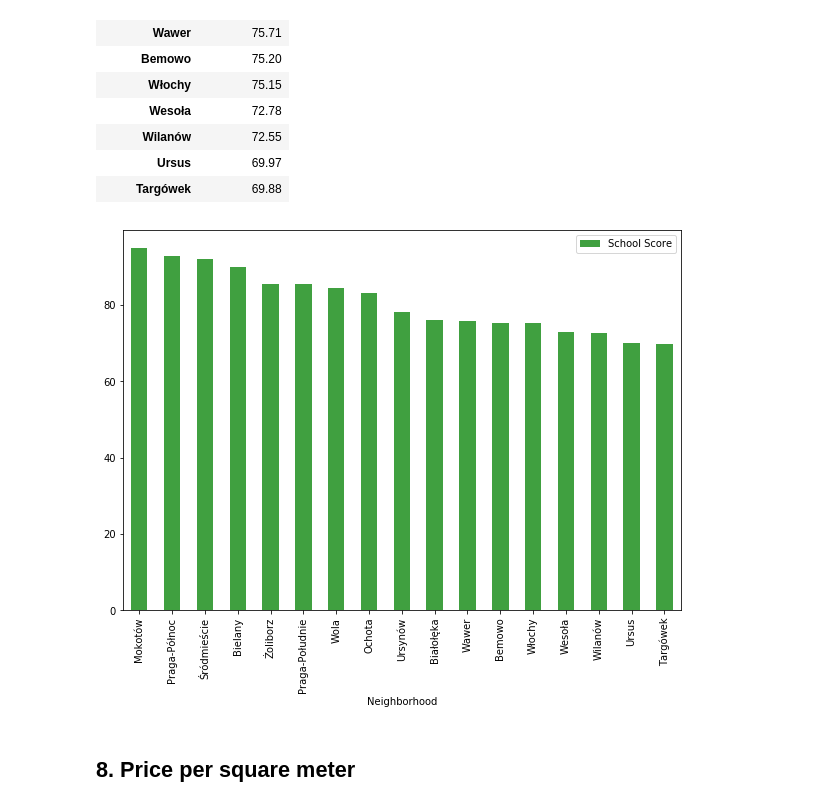
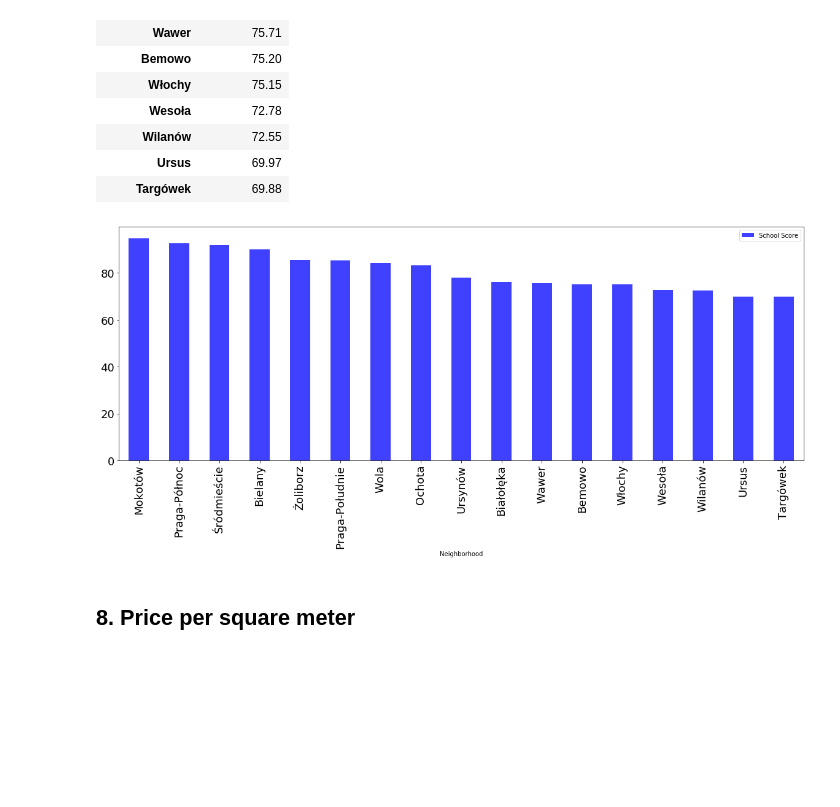
Before and after one commit to haden96/Coursera_Capstone, a Jupyter notebook: Final project/project.ipynb, the cells around one changed output. Cells and saved outputs as stored; diff of their text form; code cells hidden in the pictures; blank space fills up the shorter version.

```diff
--- a/Final project/project.ipynb
+++ b/Final project/project.ipynb
@@ -228,9 +257,9 @@ schools
 | Ursus | 69.97 |
 | Targówek | 69.88 |
 # %%
-schools.plot(kind='bar',figsize=(10,7),color='green',alpha=0.75);
+schools.plot(kind='bar',figsize=(20,7),color='blue',alpha=0.75,fontsize=18);
 # %% [output]
-[figure, old version]
+[figure, new version]
 # %% [markdown]
 ## 8. Price per square meter
 # %%
```
Also changed, not shown: parts of 6 cells of this notebook, 2 other files.
